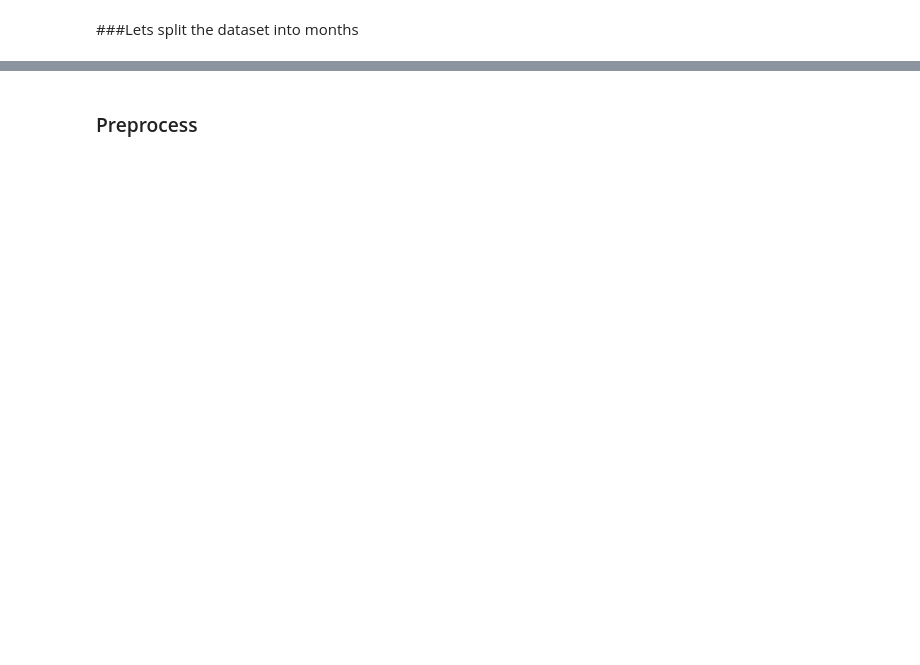
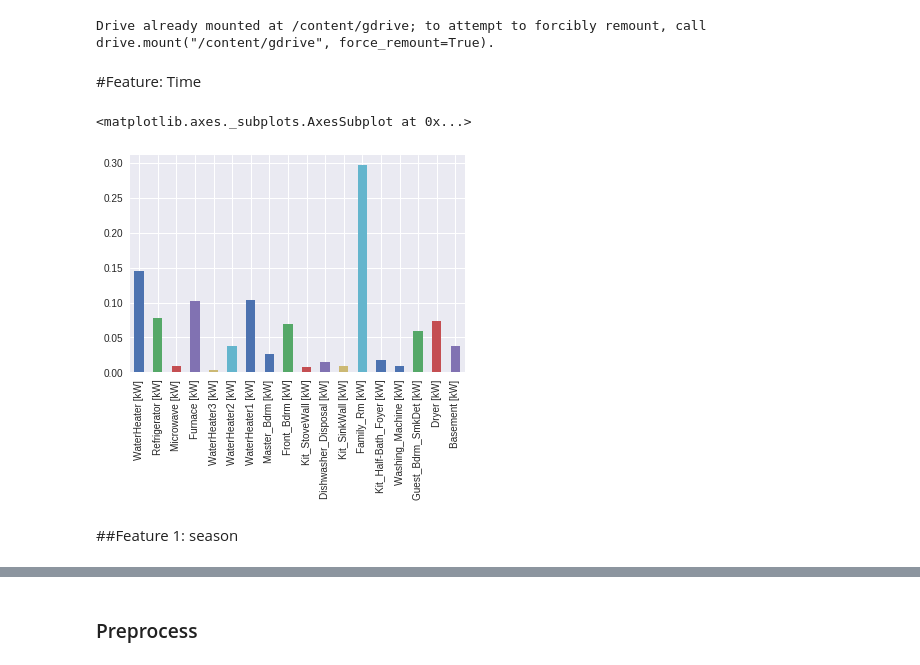
Before and after one commit to ashfarhangi/Smart-Home-Energy-Prediction, a Jupyter notebook: Feature.ipynb, the cells around one changed output, grey strips where cells are left out. Cells and saved outputs as stored; diff of their text form; code cells hidden in the pictures; blank space fills up the shorter version.

```diff
--- a/Feature.ipynb
+++ b/Feature.ipynb
@@ -14,2 +30,7 @@ Mounted at /content/gdrive
 # %%
-df = pd.read_csv('/content/gdrive/My Drive/Colab Notebooks/1. DataAnalytics/~Code/Data/FmeterClean.csv',index_col='Date & Time',parse_dates=['Date & Time'])
+from google.colab import drive
+drive.mount('/content/gdrive')
+df = pd.read_csv('/content/gdrive/My Drive/Colab Notebooks/1. DataAnalytics/~Code/Data/house15m.csv',index_col='Date & Time',parse_dates=['Date & Time'])
+weather = pd.read_csv('/content/gdrive/My Drive/Colab Notebooks/1. DataAnalytics/~Code/Data/FweatherClean.csv',index_col='time')
+# %% [output]
+Drive already mounted at /content/gdrive; to attempt to forcibly remount, call drive.mount("/content/gdrive", force_remount=True).
@@ -18,2 +37,2 @@ weather = pd.read_csv('/content/gdrive/My Drive/Colab Notebooks/1. DataAnalytics
-# %% [markdown]
-###Lets split the dataset into months
+# %% [markdown]
+#Feature: Time
@@ -19,0 +47,7 @@ weather = pd.read_csv('/content/gdrive/My Drive/Colab Notebooks/1. DataAnalytics
+# %%
+df.iloc[:,2:-2].mean().plot(kind='bar')
+# %% [output]
+<matplotlib.axes._subplots.AxesSubplot at 0x...>
+[figure, added]
+# %% [markdown]
+##Feature 1: season
```
Also changed, not shown: parts of 42 cells of this notebook.
